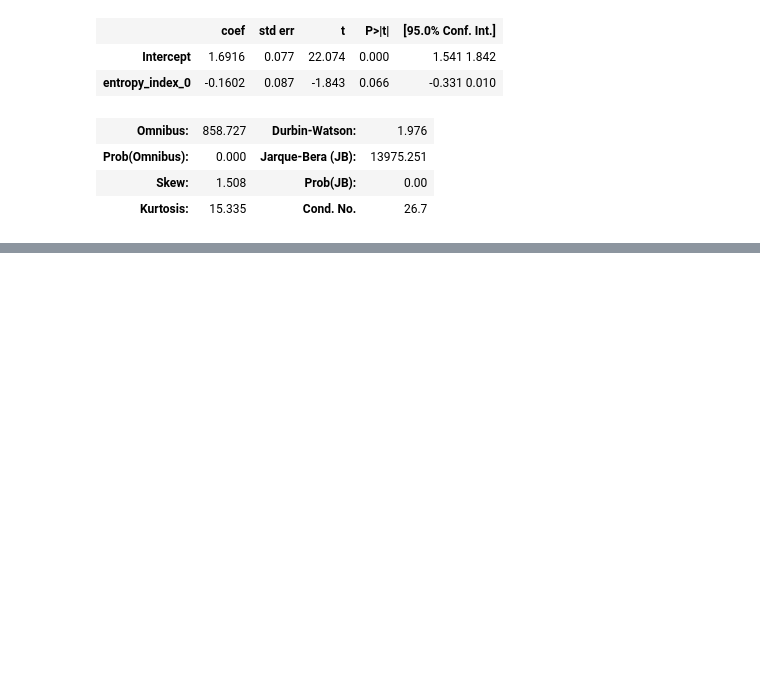
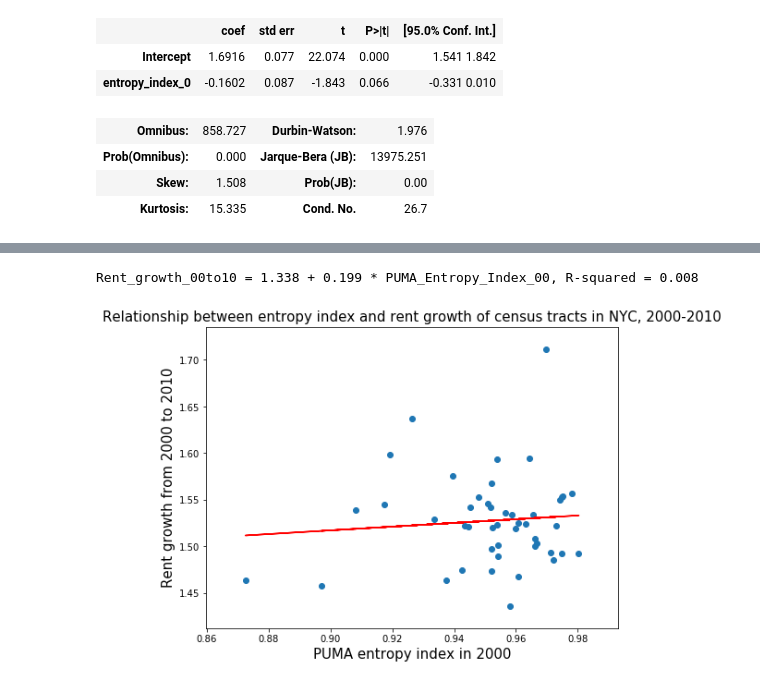
Before and after one commit to picniclin/NYC_yl5240, a Jupyter notebook: NYC_housing_and_income.ipynb, the cells around one changed output, grey strips where cells are left out. Cells and saved outputs as stored; diff of their text form; code cells hidden in the pictures; blank space fills up the shorter version.

```diff
--- a/NYC_housing_and_income.ipynb
+++ b/NYC_housing_and_income.ipynb
@@ -545,0 +681,14 @@ plt.ylabel('Rent growth from 2000 to 2010', fontsize = 15)
+# %%
+plt.figure(figsize = (8, 6))
+plt.scatter(df_puma_entropy.entropy_index_0, df_puma_entropy.rent_growth_00_10)
+plt.plot(df_puma_entropy.entropy_index_0, lm2_puma.predict(), c = 'r')
+plt.xlabel('PUMA entropy index in 2000', fontsize = 15)
+plt.ylabel('Rent growth from 2000 to 2010', fontsize = 15)
+plt.title('Relationship between entropy index and rent growth of census tracts in NYC, 2000-2010',
+         fontsize = 15)
+
+print('Rent_growth_00to10 = {} + {} * PUMA_Entropy_Index_00, R-squared = {}'.format(\
+                round(lm2_puma.params[0],3), round(lm2_puma.params[1],3),round(lm2_puma.rsquared,3)))
+# %% [output]
+Rent_growth_00to10 = 1.338 + 0.199 * PUMA_Entropy_Index_00, R-squared = 0.008
+[figure, added]
```
Also changed, not shown: parts of 16 cells of this notebook.
